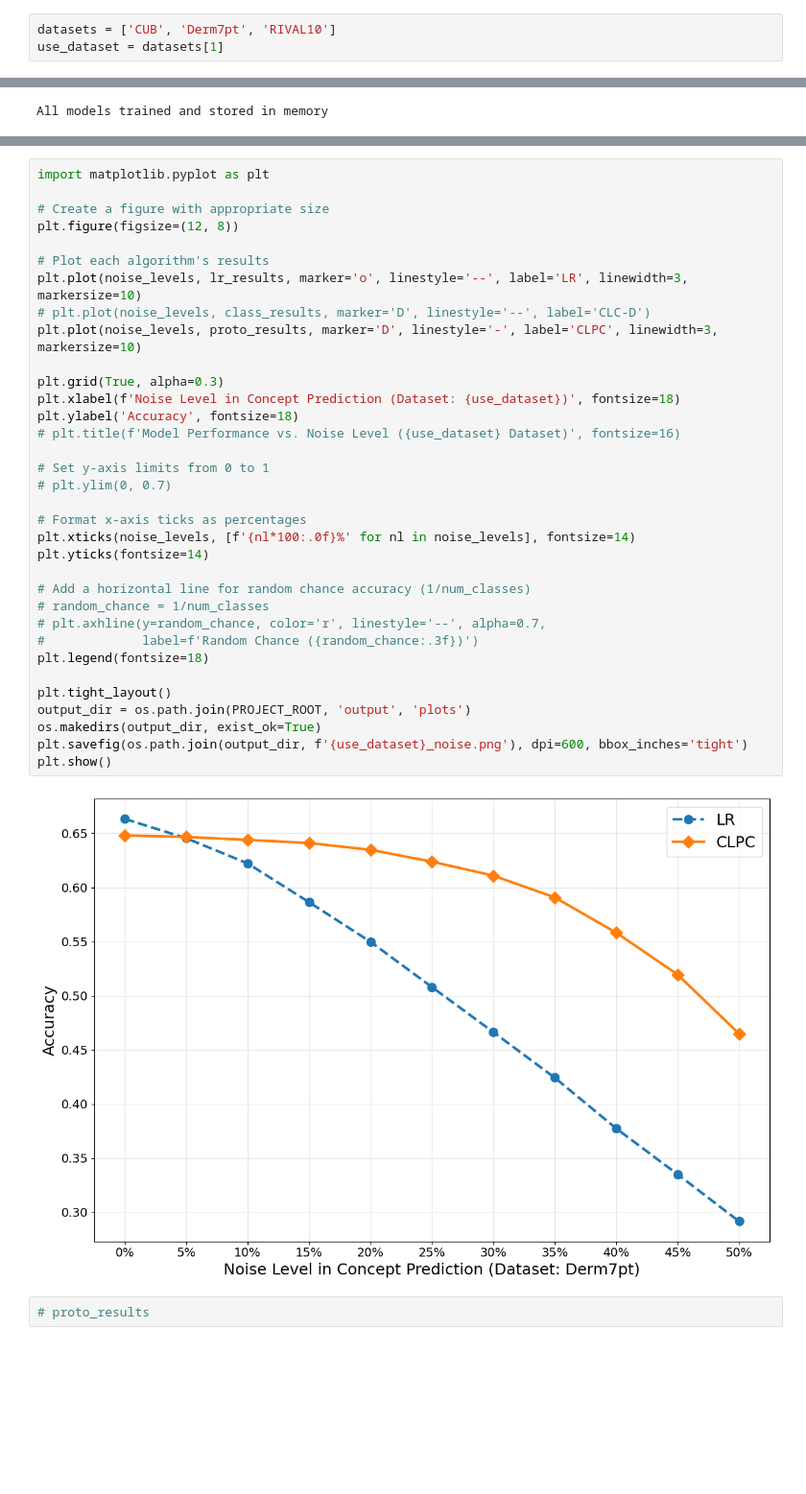
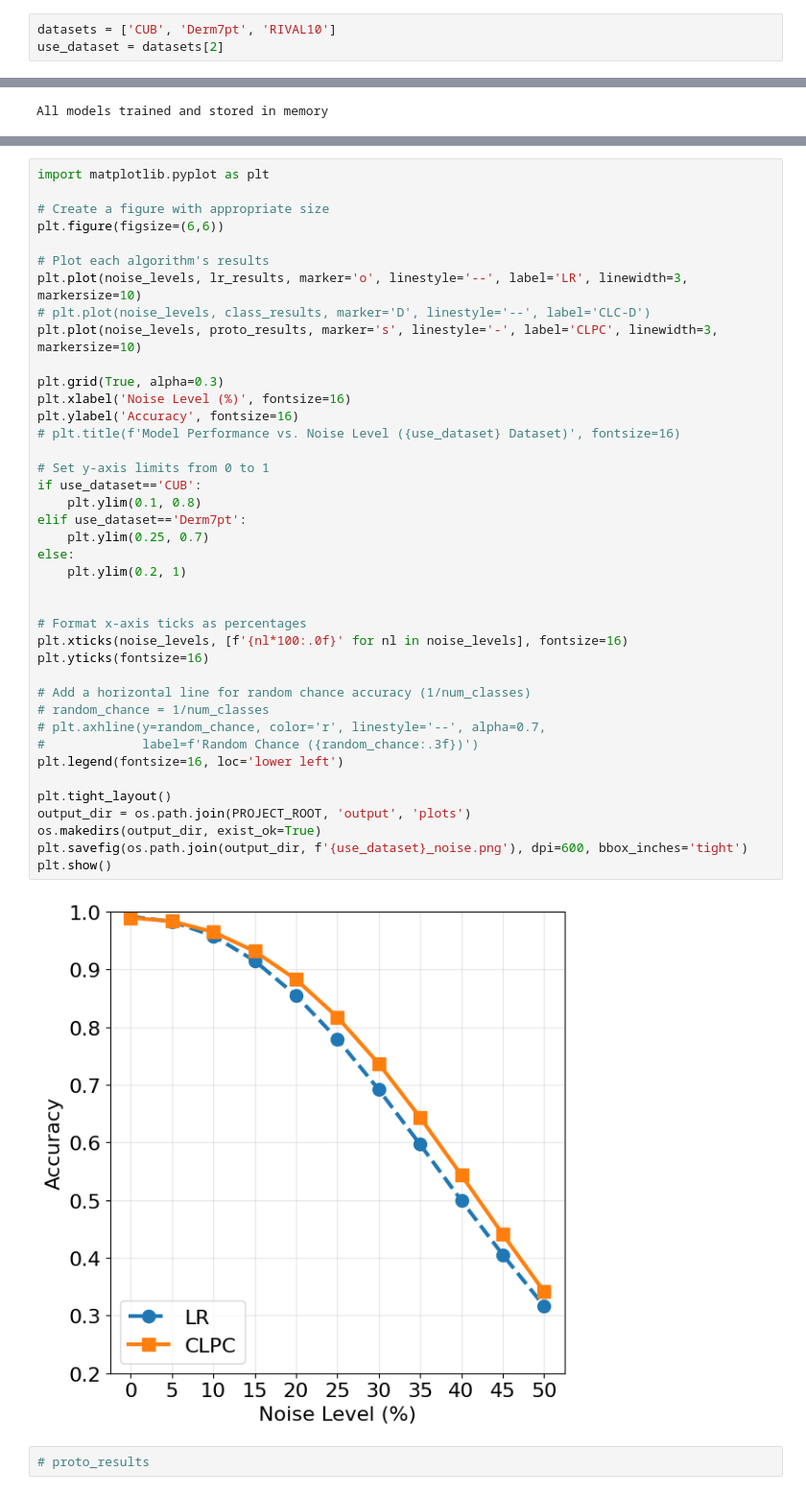
Before and after one commit to patbarry29/clpc-cbm-model, a Jupyter notebook: notebook/test_robustness.ipynb, the cells around one changed output, grey strips where cells are left out. Shown: that part at 96% size. Cells and saved outputs as stored; diff of their text form; blank space fills up the shorter version.

```diff
--- a/notebook/test_robustness.ipynb
+++ b/notebook/test_robustness.ipynb
@@ -1,6 +1,6 @@
 # %%
 datasets = ['CUB', 'Derm7pt', 'RIVAL10']
-use_dataset = datasets[1]
+use_dataset = datasets[2]
 # %%
 import os
 import sys
@@ -268,38 +268,44 @@ Average time per noise level: 0.61 seconds
 # %%
 import matplotlib.pyplot as plt
 
 # Create a figure with appropriate size
-plt.figure(figsize=(12, 8))
+plt.figure(figsize=(6,6))
 
 # Plot each algorithm's results
 plt.plot(noise_levels, lr_results, marker='o', linestyle='--', label='LR', linewidth=3, markersize=10)
 # plt.plot(noise_levels, class_results, marker='D', linestyle='--', label='CLC-D')
-plt.plot(noise_levels, proto_results, marker='D', linestyle='-', label='CLPC', linewidth=3, markersize=10)
+plt.plot(noise_levels, proto_results, marker='s', linestyle='-', label='CLPC', linewidth=3, markersize=10)
 
 plt.grid(True, alpha=0.3)
-plt.xlabel(f'Noise Level in Concept Prediction (Dataset: {use_dataset})', fontsize=18)
-plt.ylabel('Accuracy', fontsize=18)
+plt.xlabel('Noise Level (%)', fontsize=16)
+plt.ylabel('Accuracy', fontsize=16)
 # plt.title(f'Model Performance vs. Noise Level ({use_dataset} Dataset)', fontsize=16)
 
 # Set y-axis limits from 0 to 1
-# plt.ylim(0, 0.7)
+if use_dataset=='CUB':
+    plt.ylim(0.1, 0.8)
+elif use_dataset=='Derm7pt':
+    plt.ylim(0.25, 0.7)
+else:
+    plt.ylim(0.2, 1)
+
 
 # Format x-axis ticks as percentages
-plt.xticks(noise_levels, [f'{nl*100:.0f}%' for nl in noise_levels], fontsize=14)
-plt.yticks(fontsize=14)
+plt.xticks(noise_levels, [f'{nl*100:.0f}' for nl in noise_levels], fontsize=16)
+plt.yticks(fontsize=16)
 
 # Add a horizontal line for random chance accuracy (1/num_classes)
 # random_chance = 1/num_classes
 # plt.axhline(y=random_chance, color='r', linestyle='--', alpha=0.7,
 #             label=f'Random Chance ({random_chance:.3f})')
-plt.legend(fontsize=18)
+plt.legend(fontsize=16, loc='lower left')
 
 plt.tight_layout()
 output_dir = os.path.join(PROJECT_ROOT, 'output', 'plots')
 os.makedirs(output_dir, exist_ok=True)
 plt.savefig(os.path.join(output_dir, f'{use_dataset}_noise.png'), dpi=600, bbox_inches='tight')
 plt.show()
 # %% [output]
-[figure, old version]
+[figure, new version]
 # %%
 # proto_results
```
Also changed, not shown: parts of 2 cells of this notebook, 1 other file.
